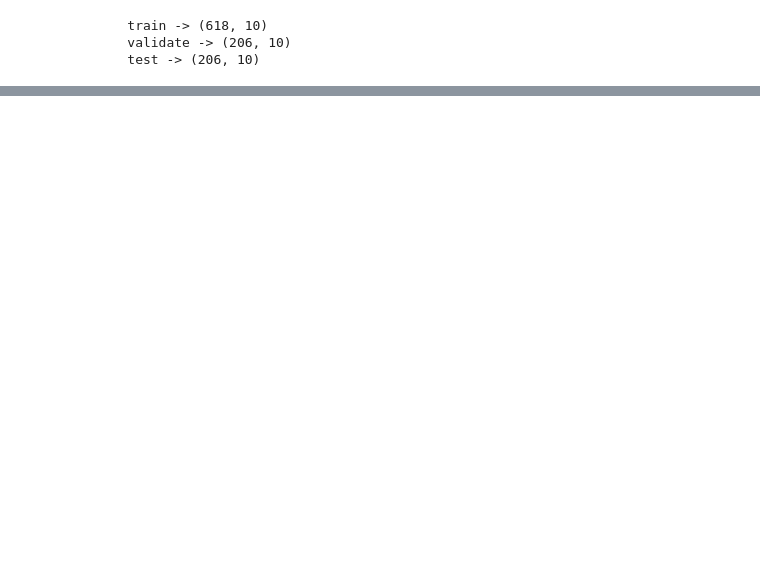
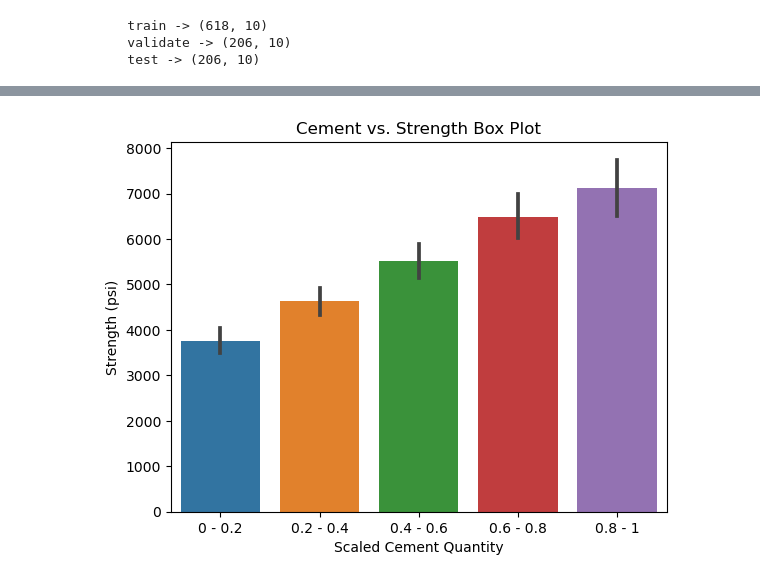
Before and after one commit to Segura-Jorge/concrete-project, a Jupyter notebook: explore.ipynb, the cells around one changed output, grey strips where cells are left out. Drawn from its saved outputs; the diff is of its cells as text; code cells hidden in the pictures; blank space fills up the shorter version.

```diff
--- a/explore.ipynb
+++ b/explore.ipynb
@@ -144,0 +199,9 @@ train.head(3)
+# %%
+# Now create the barplot
+sns.barplot(x='cement_bins', y='strength', data=train_scaled)
+plt.xlabel('Scaled Cement Quantity')
+plt.ylabel('Strength (psi)')
+plt.title('Cement vs. Strength Box Plot')
+plt.show()
+# %% [output]
+[figure, added]
```
Also changed, not shown: parts of 49 cells of this notebook, 4 other files.
